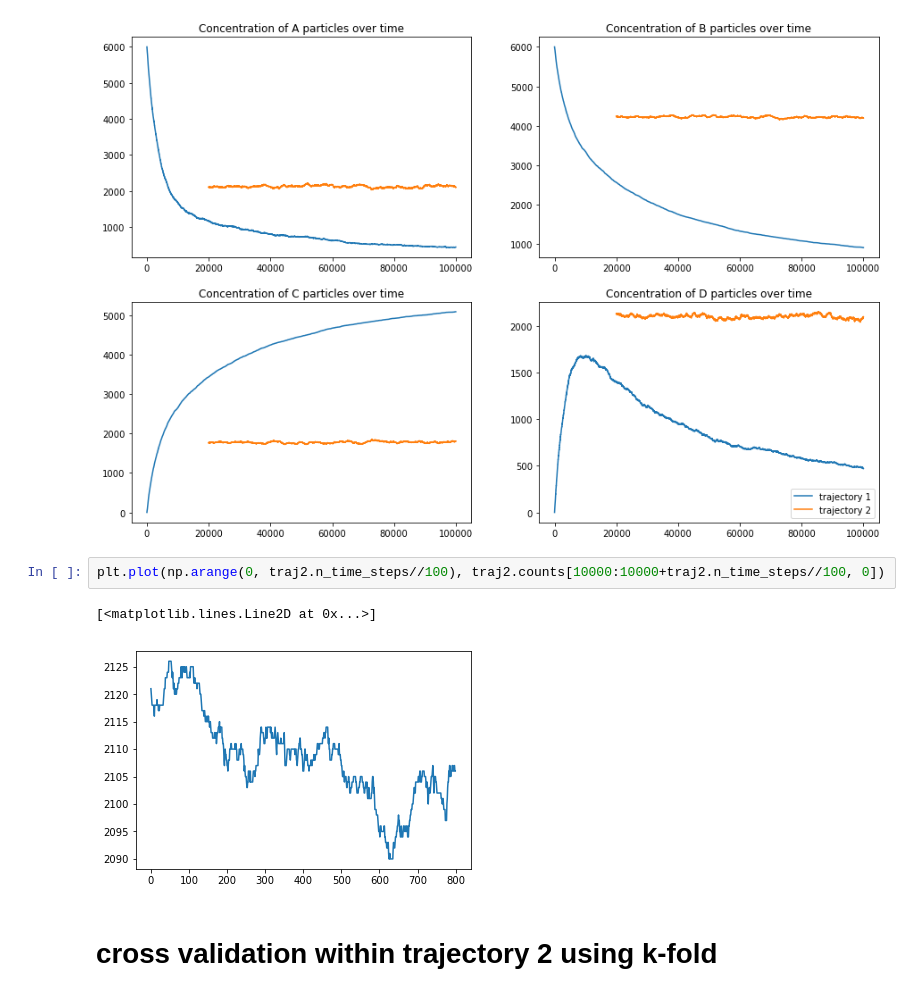
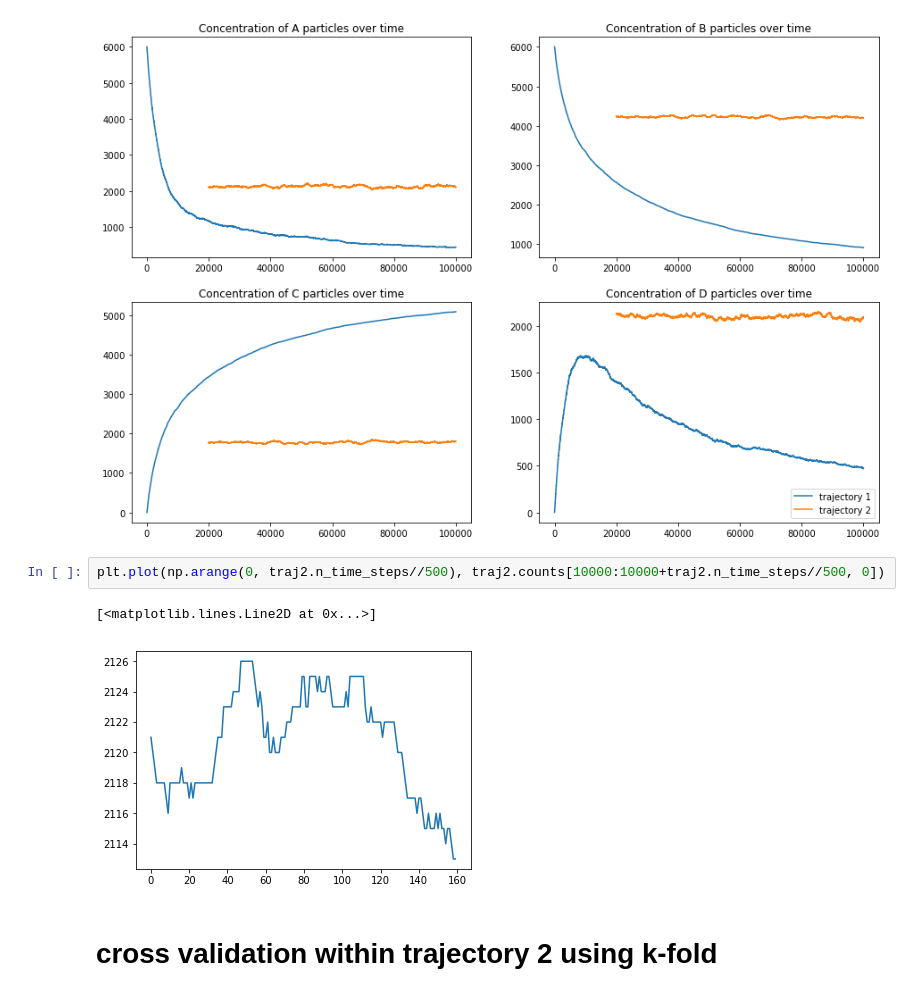
Before and after one commit to readdy/readdy_learn, a Jupyter notebook: analyze/cross validation.ipynb, the cells around one changed output. Saved outputs shown, nothing was run; the diff lists cells and outputs as text.

```diff
--- a/analyze/cross validation.ipynb
+++ b/analyze/cross validation.ipynb
@@ -56,10 +56,10 @@ plt.show()
 # %% [output]
 [figure]
 # %%
-plt.plot(np.arange(0, traj2.n_time_steps//100), traj2.counts[10000:10000+traj2.n_time_steps//100, 0])
+plt.plot(np.arange(0, traj2.n_time_steps//500), traj2.counts[10000:10000+traj2.n_time_steps//500, 0])
 # %% [output]
 [<matplotlib.lines.Line2D at 0x...>]
-[figure, old version]
+[figure, new version]
 # %% [markdown]
 # cross validation within trajectory 2 using k-fold
 # %%
```
Also changed, not shown: parts of 1 cell of this notebook.
